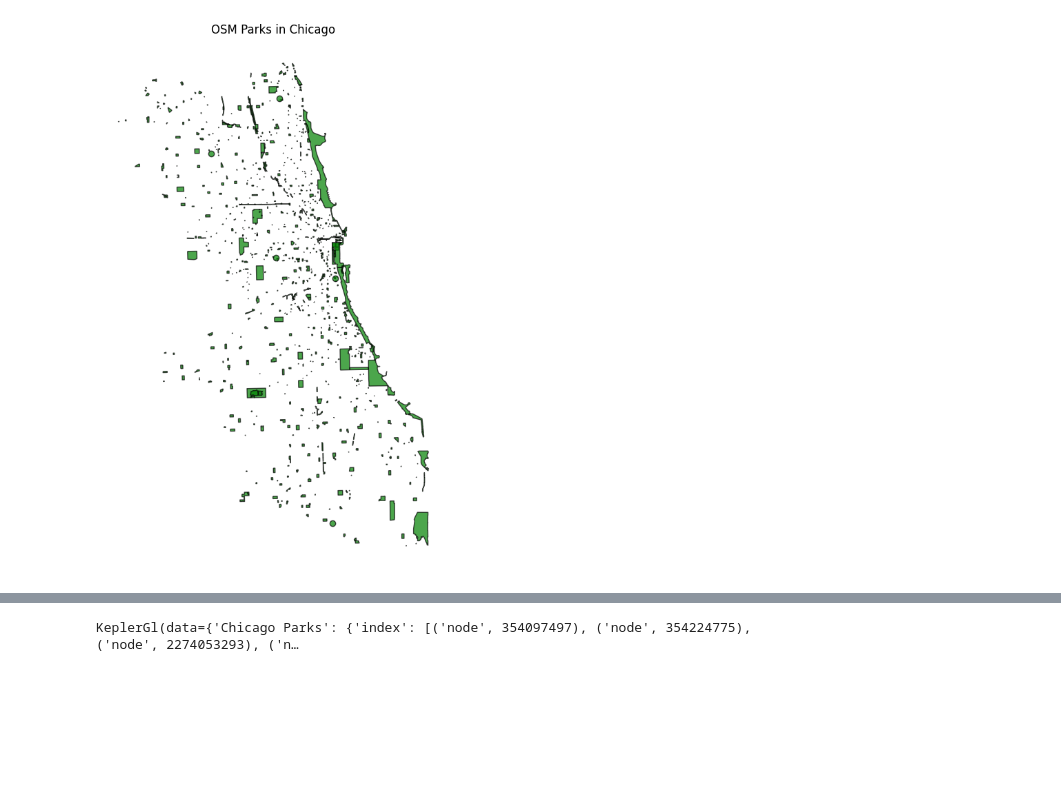
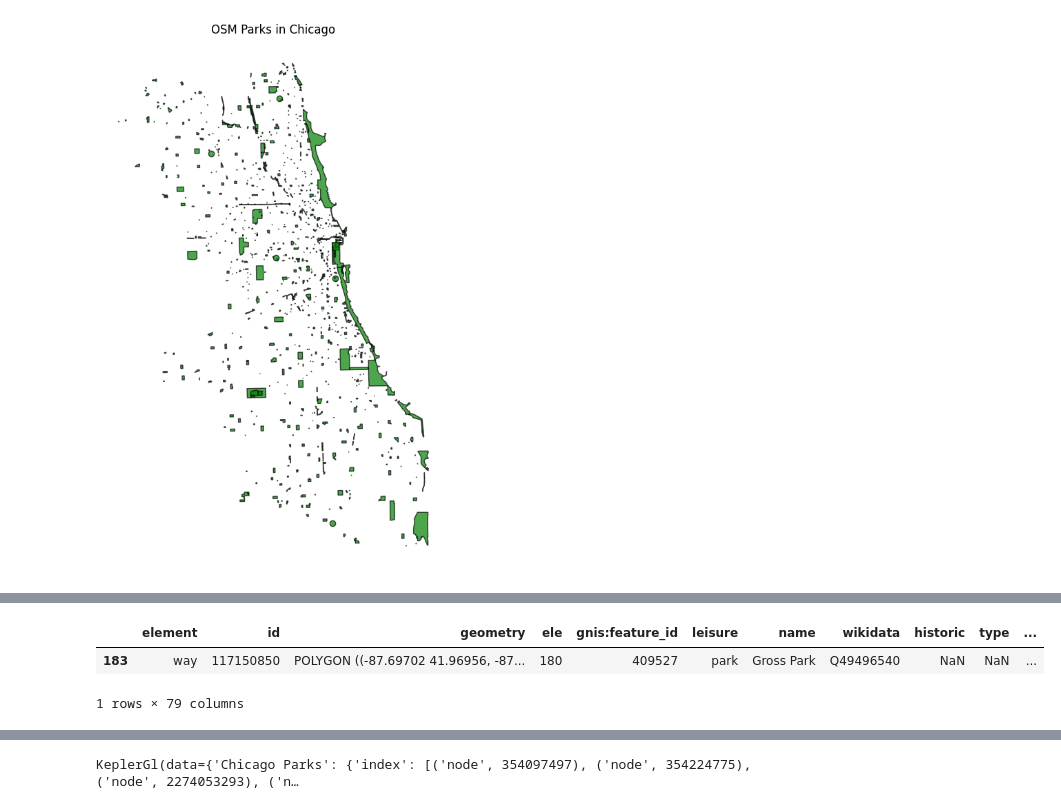
Before and after one commit to uchicago-2025-capp30122/30122-project-treehuggers, a Jupyter notebook: notebooks/OSM.ipynb, the cells around one changed output, grey strips where cells are left out. Cells and saved outputs as stored; diff of their text form; code cells hidden in the pictures; blank space fills up the shorter version.

```diff
--- a/notebooks/OSM.ipynb
+++ b/notebooks/OSM.ipynb
@@ -57,3 +58,9 @@ parks
+# %%
+parks[parks['id'] == 117150850]
+# %% [output]
+|  | element | id | geometry | ele | gnis:feature_id | leisure | name | wikidata | historic | type | ... |
+| 183 | way | 117150850 | POLYGON ((-87.69702 41.96956, -87... | 180 | 409527 | park | Gross Park | Q49496540 | NaN | NaN | ... |
+1 rows × 79 columns
 # %%
 from keplergl import KeplerGl
 
```
Also changed, not shown: parts of 3 cells of this notebook.
